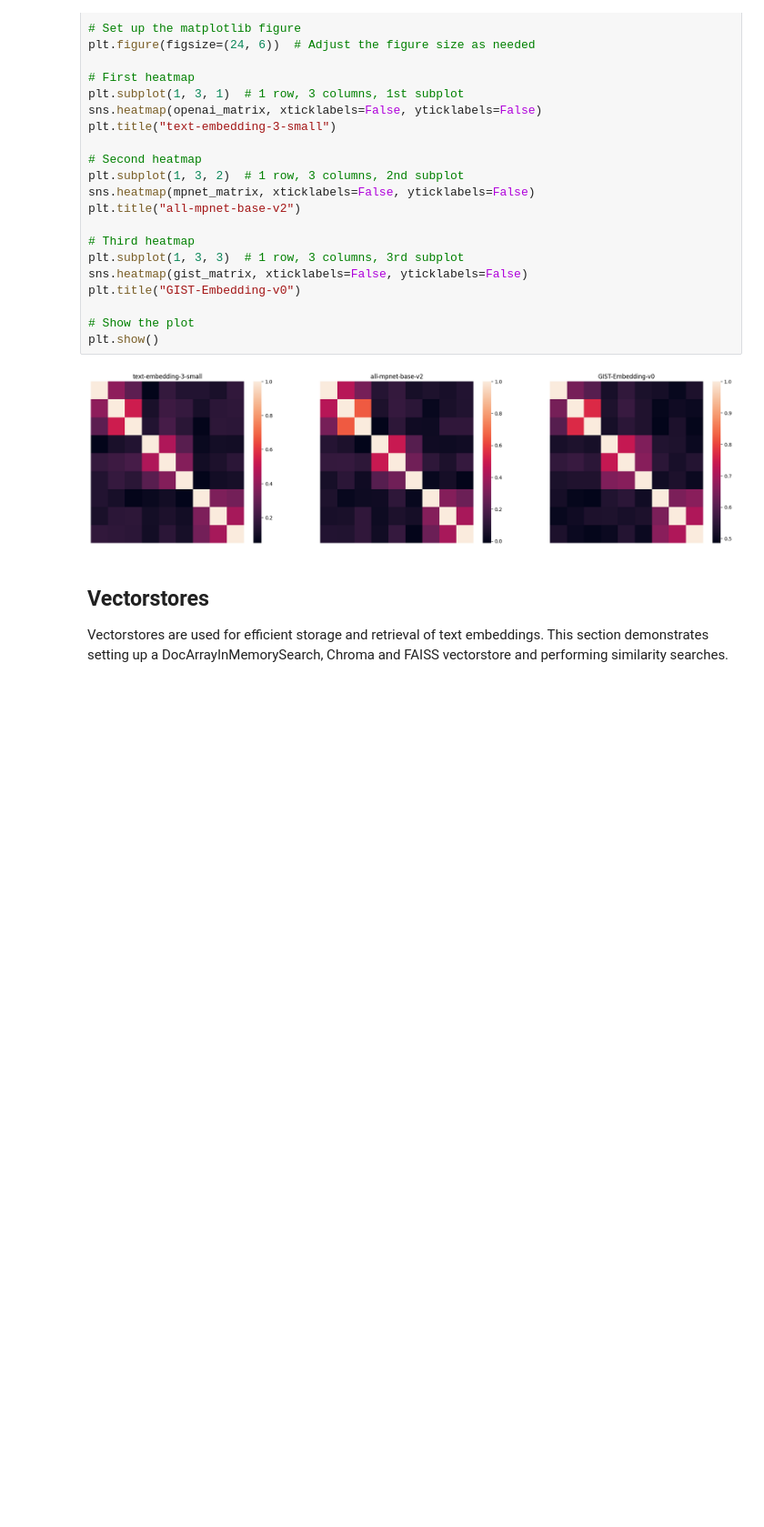
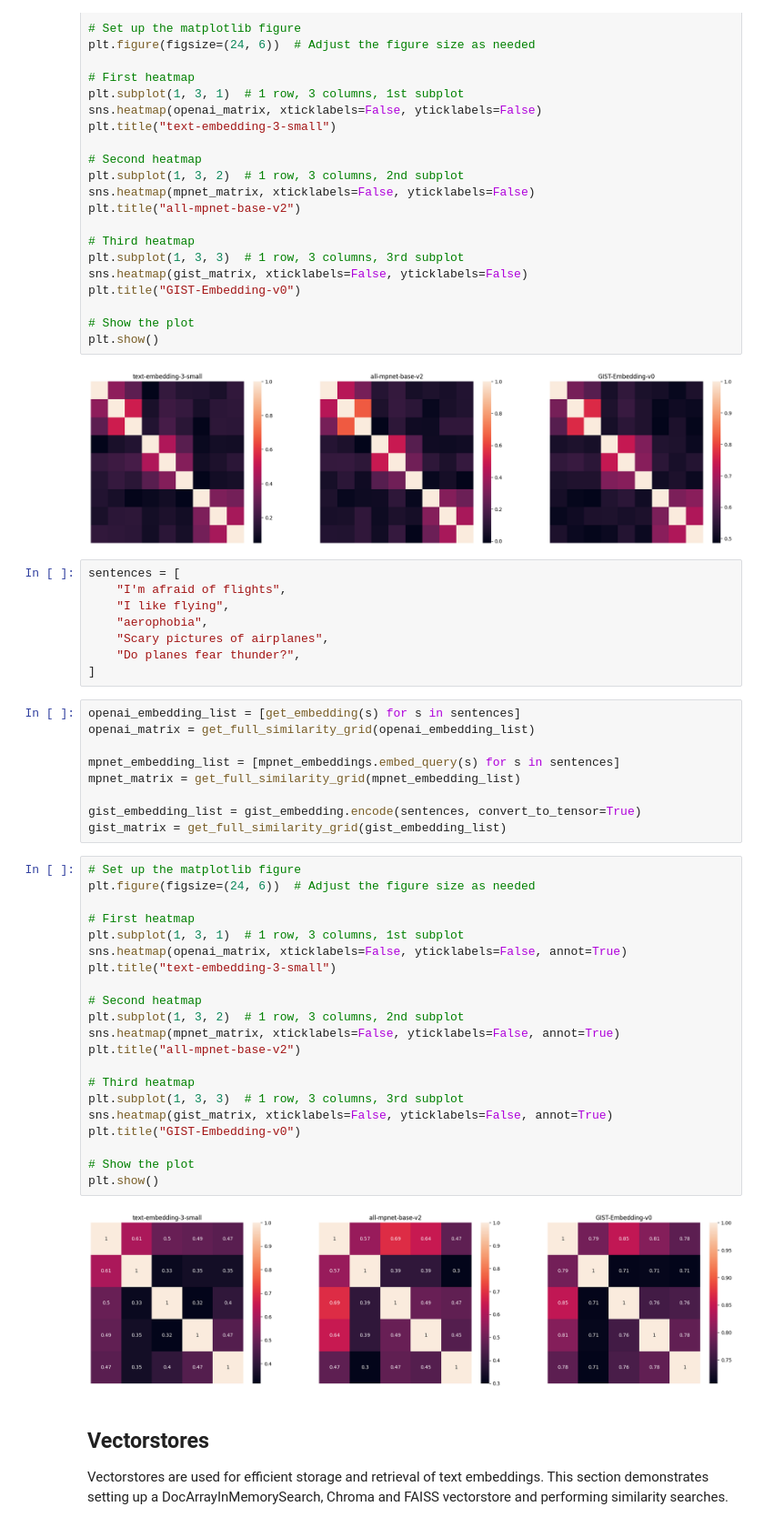
Before and after one commit to IvanReznikov/DataVerse, a Jupyter notebook: Courses/LangChain/Lecture3. Talking to Data/LangChain_Lecture_3b_Embeddings_and_Vectorstores.ipynb, the cells around one changed output. Shown: that part at 91% size. Saved outputs shown, nothing was run; the diff lists cells and outputs as text; blank space fills up the shorter version.

```diff
--- a/Courses/LangChain/Lecture3. Talking to Data/LangChain_Lecture_3b_Embeddings_and_Vectorstores.ipynb
+++ b/Courses/LangChain/Lecture3. Talking to Data/LangChain_Lecture_3b_Embeddings_and_Vectorstores.ipynb
@@ -131,6 +142,46 @@ plt.title("GIST-Embedding-v0")
 plt.show()
 # %% [output]
 [figure]
+# %%
+sentences = [
+    "I'm afraid of flights",
+    "I like flying",
+    "aerophobia",
+    "Scary pictures of airplanes",
+    "Do planes fear thunder?",
+]
+# %%
+openai_embedding_list = [get_embedding(s) for s in sentences]
+openai_matrix = get_full_similarity_grid(openai_embedding_list)
+
+mpnet_embedding_list = [mpnet_embeddings.embed_query(s) for s in sentences]
+mpnet_matrix = get_full_similarity_grid(mpnet_embedding_list)
+
+gist_embedding_list = gist_embedding.encode(sentences, convert_to_tensor=True)
+gist_matrix = get_full_similarity_grid(gist_embedding_list)
+# %%
+# Set up the matplotlib figure
+plt.figure(figsize=(24, 6))  # Adjust the figure size as needed
+
+# First heatmap
+plt.subplot(1, 3, 1)  # 1 row, 3 columns, 1st subplot
+sns.heatmap(openai_matrix, xticklabels=False, yticklabels=False, annot=True)
+plt.title("text-embedding-3-small")
+
+# Second heatmap
+plt.subplot(1, 3, 2)  # 1 row, 3 columns, 2nd subplot
+sns.heatmap(mpnet_matrix, xticklabels=False, yticklabels=False, annot=True)
+plt.title("all-mpnet-base-v2")
+
+# Third heatmap
+plt.subplot(1, 3, 3)  # 1 row, 3 columns, 3rd subplot
+sns.heatmap(gist_matrix, xticklabels=False, yticklabels=False, annot=True)
+plt.title("GIST-Embedding-v0")
+
+# Show the plot
+plt.show()
+# %% [output]
+[figure, added]
 # %% [markdown]
 ## Vectorstores
 
```
Also changed, not shown: parts of 13 cells of this notebook.
